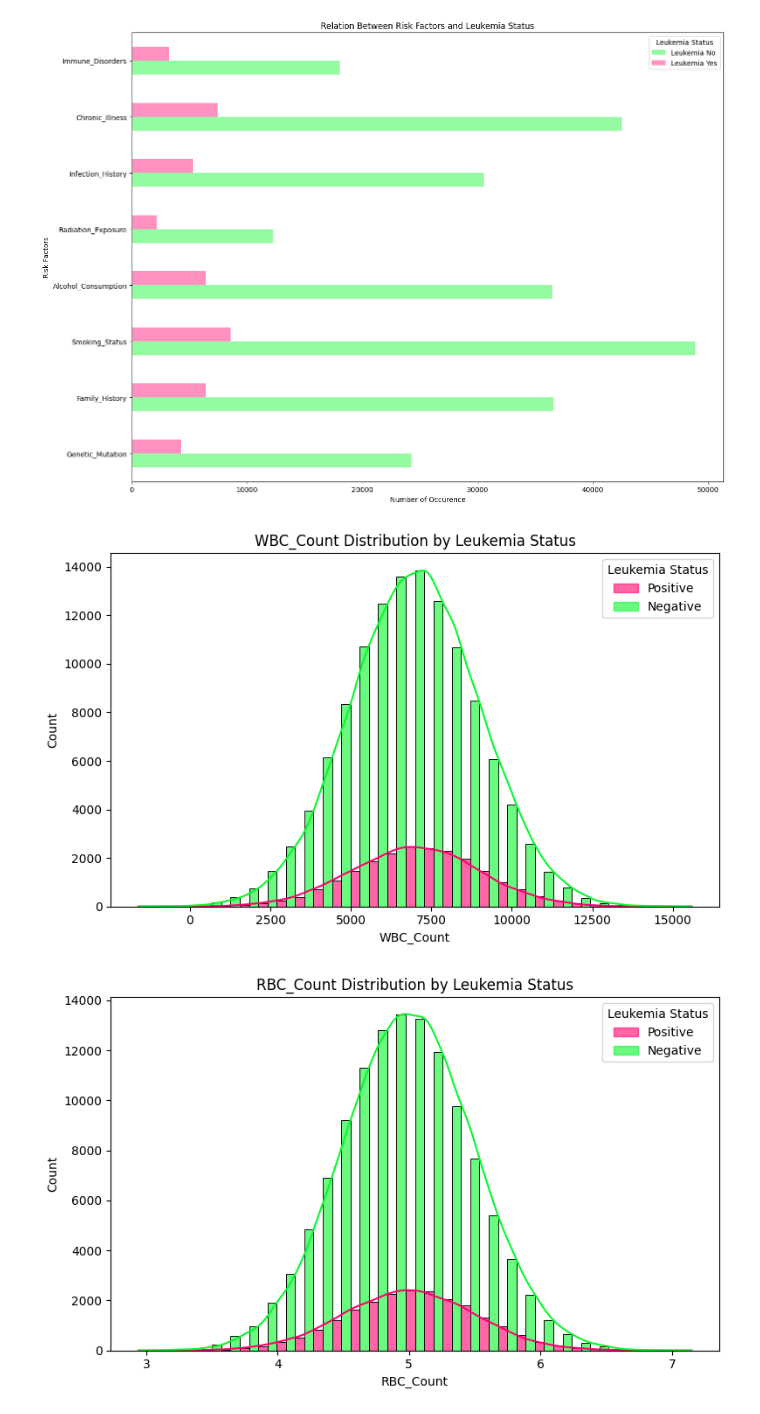
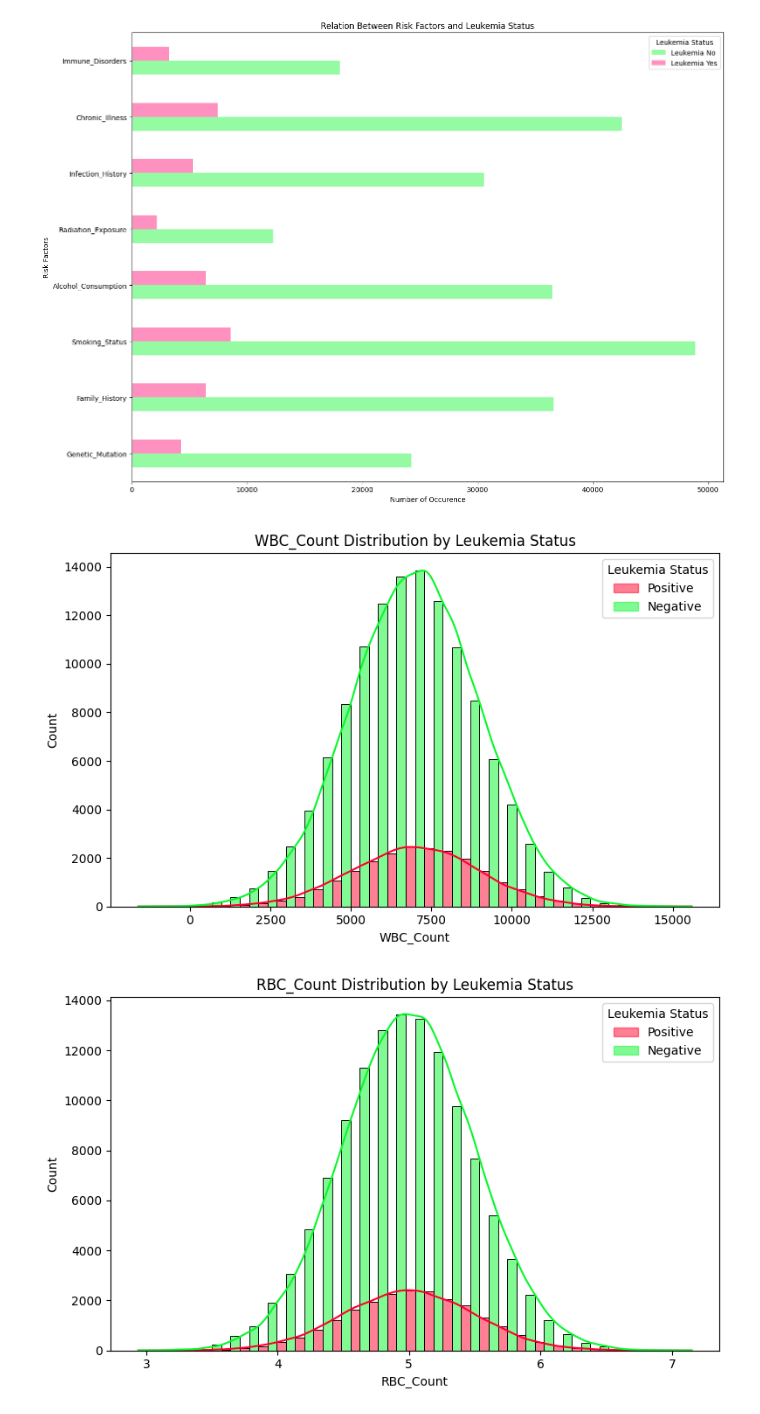
Before and after one commit to andreeriga/Scientific-Visualization-Magistrale, a Jupyter notebook: notebooks/leukemia.ipynb, the cells around one changed output. Saved outputs shown, nothing was run; the diff lists cells and outputs as text; code cells hidden in the pictures.

Commit message:
Fixed color leukemia

```diff
--- a/notebooks/leukemia.ipynb
+++ b/notebooks/leukemia.ipynb
@@ -178,8 +178,8 @@ plt.figure(figsize=(8,5))
 
 # Palette con alpha
 palette = {
-    "Positive": (255/255, 0/255, 111/255, 0.6),
-    "Negative": (7/255, 247/255, 43/255, 0.6)
+    "Positive": (255/255, 0/255, 43/255, 0.5),
+    "Negative": (7/255, 247/255, 43/255, 0.5)
 }
 
 # Countplot con barre affiancate
@@ -194,12 +194,12 @@ ax = sns.countplot(
 # Imposta alpha sulle barre
 for bars in ax.containers:
     for bar in bars:
-        bar.set_alpha(0.43)
+        bar.set_alpha(0.5)
 
 # Legenda personalizzata
 handles = [
-    Patch(facecolor=(255/255, 0/255, 111/255, 0.43), label="Positive"),
-    Patch(facecolor=(7/255, 247/255, 43/255, 0.43), label="Negative")
+    Patch(facecolor=(255/255, 0/255, 43/255, 0.5), label="Positive"),
+    Patch(facecolor=(7/255, 247/255, 43/255, 0.5), label="Negative")
 ]
 ax.legend(handles=handles, title="Leukemia Status")
 
@@ -293,37 +293,37 @@ plt.show()
 df = pd.read_csv("../data/leukemia_dataset.csv")
 
 numeric_cols = ["WBC_Count", "RBC_Count", "Platelet_Count", "Hemoglobin_Level", "Bone_Marrow_Blasts","BMI"]
 
 for col in numeric_cols:
     plt.figure(figsize=(8,5))
 
     sns.histplot(
         data=df,
         x=col,
         hue="Leukemia_Status",
         bins=30,
         palette={
-            "Positive": (255/255, 0/255, 111/255, 0.6),
-            "Negative": (7/255, 247/255, 43/255, 0.6)
+            "Positive": (255/255, 0/255, 43/255, 0.5),
+            "Negative": (7/255, 247/255, 43/255, 0.5)
         },
         multiple="dodge",
-        alpha=0.6,
+        alpha=0.5,
         kde=True
     )
 
     plt.title(f"{col} Distribution by Leukemia Status")
     plt.xlabel(col)
     plt.ylabel("Count")
 
     # Creiamo manualmente la legenda
     handles = [
-        Patch(color=(255/255, 0/255, 111/255, 0.6), label='Positive'),
-        Patch(color=(7/255, 247/255, 43/255, 0.6), label='Negative')
+        Patch(color=(255/255, 0/255, 43/255, 0.5), label='Positive'),
+        Patch(color=(7/255, 247/255, 43/255, 0.5), label='Negative')
     ]
     plt.legend(handles=handles, title="Leukemia Status", loc='upper right')
 
     plt.tight_layout()
     plt.show()
 # %% [output]
-[figure, old version]
+[figure, new version]
-[figure, old version]
+[figure, new version]
```
Also changed, not shown: parts of 6 cells of this notebook.
